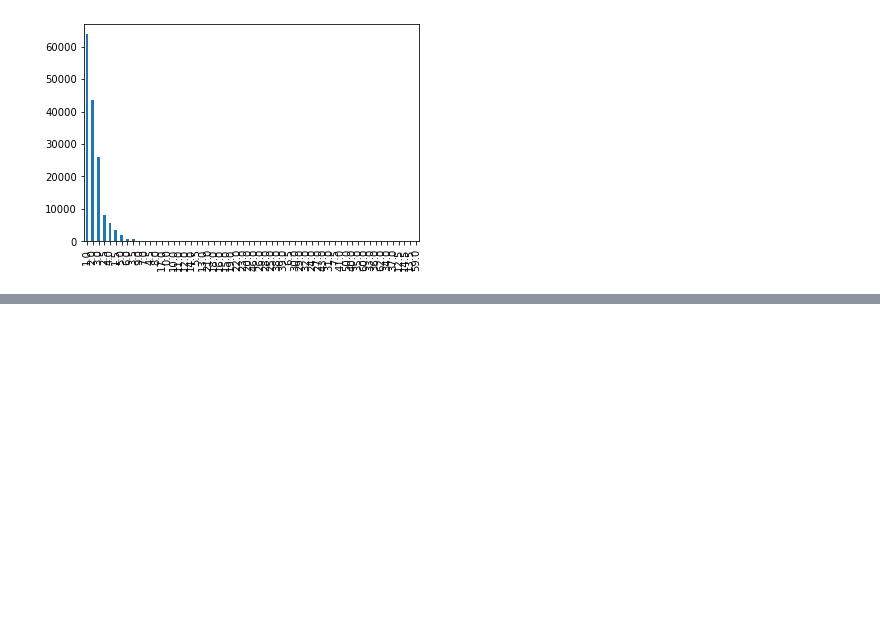
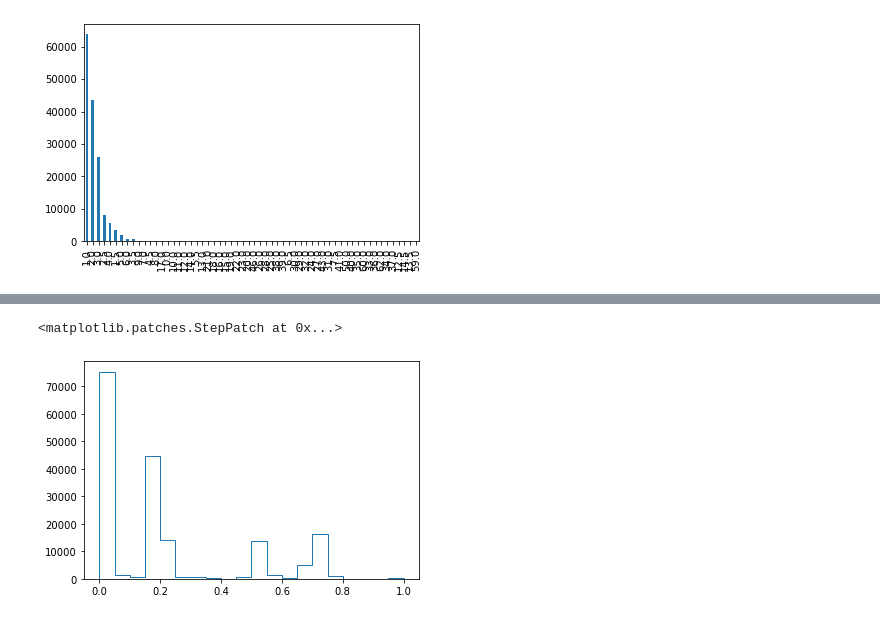
Before and after one commit to BU-Spark/ds-councilor-louijeune-small-landlord, a Jupyter notebook: Prediction Models.ipynb, the cells around one changed output, grey strips where cells are left out. Saved outputs shown, nothing was run; the diff lists cells and outputs as text; code cells hidden in the pictures; blank space fills up the shorter version.

```diff
--- a/Prediction Models.ipynb
+++ b/Prediction Models.ipynb
@@ -138,0 +270,6 @@ ValueError: could not convert string to float: 'Other_type'
+# %%
+counts, bins = np.histogram(res['reg_avg'].loc[~res['Is_Affordable_Master']], bins=20, range = (0,1))
+plt.stairs(counts, bins)  ###EXCELLENT. suggests some positives, but MOST ARE NEGATIVE!!!!!
+# %% [output]
+<matplotlib.patches.StepPatch at 0x...>
+[figure, added]
```
Also changed, not shown: parts of 27 cells of this notebook, 4 other files.
